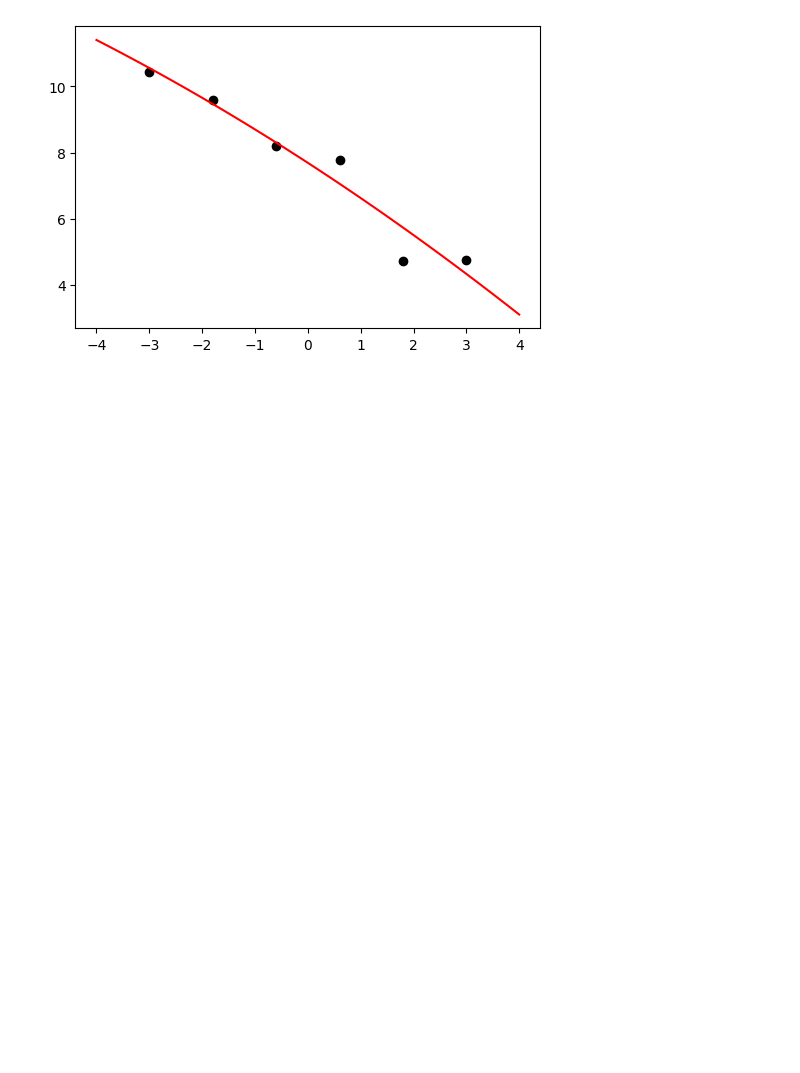
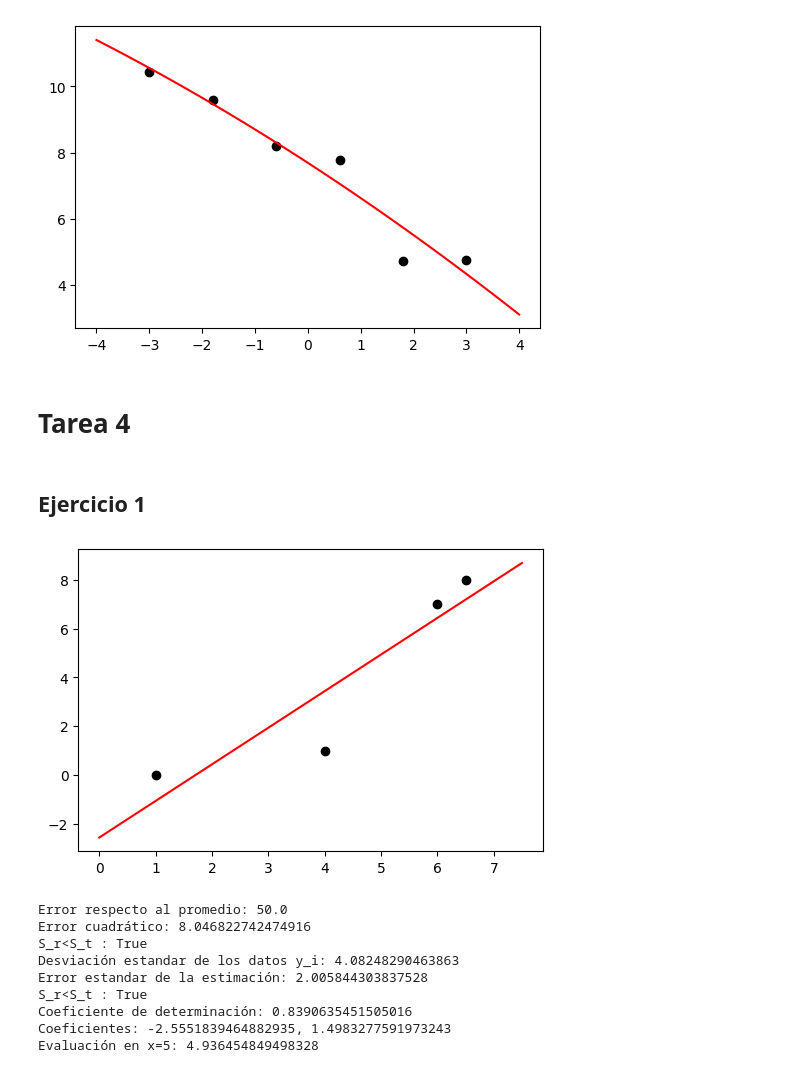
Before and after one commit to gmauricio-toledo/UNISON-teaching, a Jupyter notebook: regresion-lineal.ipynb, the cells around one changed output. Drawn from its saved outputs; the diff is of its cells as text; code cells hidden in the pictures; blank space fills up the shorter version.

```diff
--- a/regresion-lineal.ipynb
+++ b/regresion-lineal.ipynb
@@ -271,3 +271,30 @@ Error estandar de la estimación: 0.767265924593593
 S_r<S_t : True
 Coeficiente de determinación: 0.9389937031229452
 [figure]
+# %% [markdown]
+# Tarea 4
+# %% [markdown]
+## Ejercicio 1
+# %%
+from interpolacion_aproximacion import RegresionLineal
+import numpy as np
+
+datos = np.array([[1,0],[4,1],[6,7],[6.5,8]])
+
+rl = RegresionLineal(grado=1)
+rl.fit(datos)
+rl.plot()
+rl.metrics()
+print(f"Coeficientes: {rl.a_0}, {rl.a_1}")
+print(f"Evaluación en x=5: {rl.eval(5)}")
+# %% [output]
+[figure, added]
+Error respecto al promedio: 50.0
+Error cuadrático: 8.046822742474916
+S_r<S_t : True
+Desviación estandar de los datos y_i: 4.08248290463863
+Error estandar de la estimación: 2.005844303837528
+S_r<S_t : True
+Coeficiente de determinación: 0.8390635451505016
+Coeficientes: -2.5551839464882935, 1.4983277591973243
+Evaluación en x=5: 4.936454849498328
```
Also changed, not shown: parts of 9 cells of this notebook.
